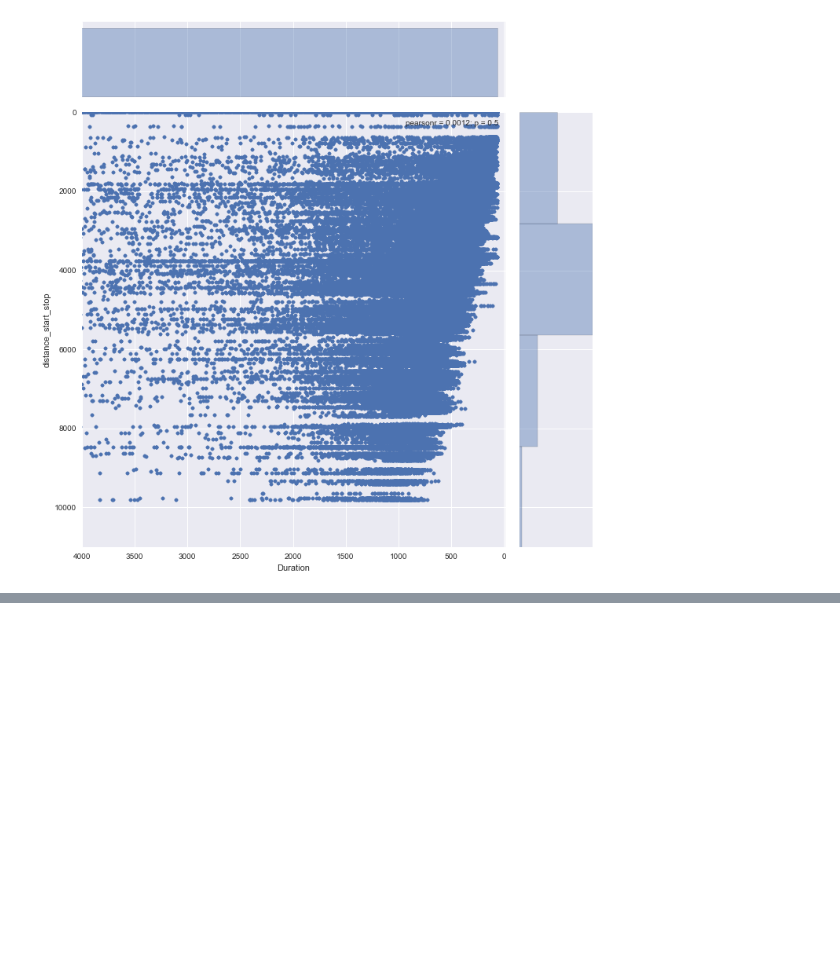
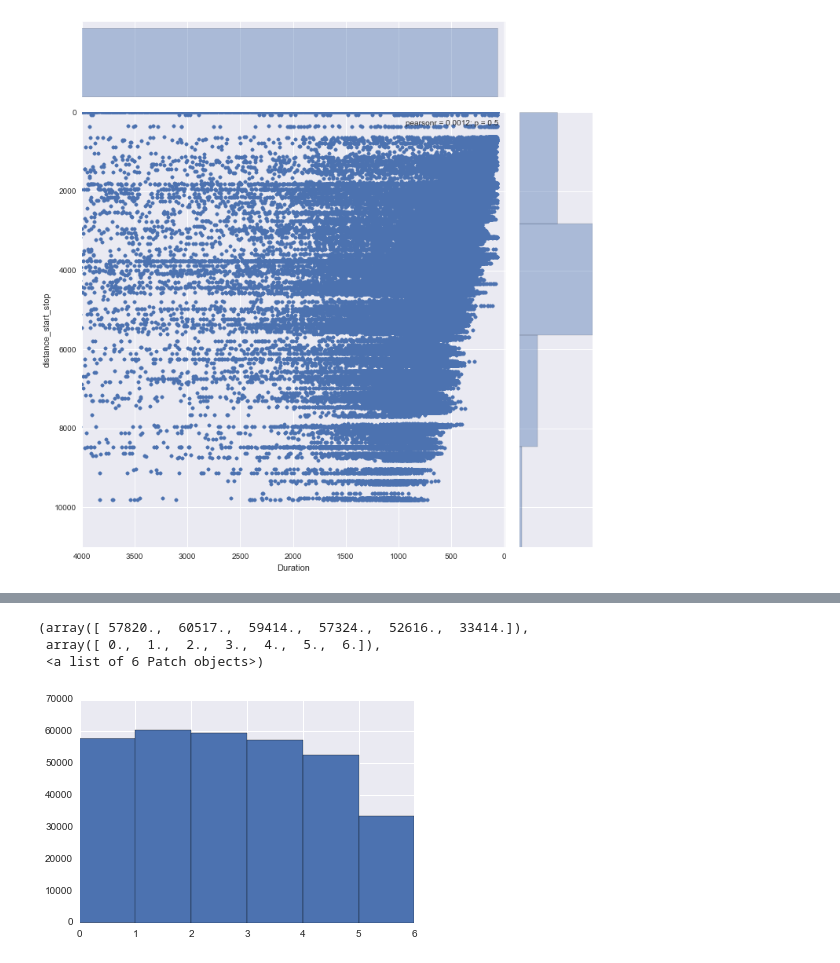
Before and after one commit to mattsarn/cycl.co, a Jupyter notebook: bike_sharing_analysis.ipynb, the cells around one changed output, grey strips where cells are left out. Drawn from its saved outputs; the diff is of its cells as text; code cells hidden in the pictures; blank space fills up the shorter version.

```diff
--- a/bike_sharing_analysis.ipynb
+++ b/bike_sharing_analysis.ipynb
@@ -228,0 +247,8 @@ sns.jointplot(trip_data_sf['Duration'], trip_data_sf['distance_start_stop'], kin
+# %%
+plt.hist(features['day_of_week'], bins=6)
+#plt.hist?
+# %% [output]
+(array([ 57820.,  60517.,  59414.,  57324.,  52616.,  33414.]),
+ array([ 0.,  1.,  2.,  3.,  4.,  5.,  6.]),
+ <a list of 6 Patch objects>)
+[figure, added]
```
Also changed, not shown: parts of 3 cells of this notebook.
